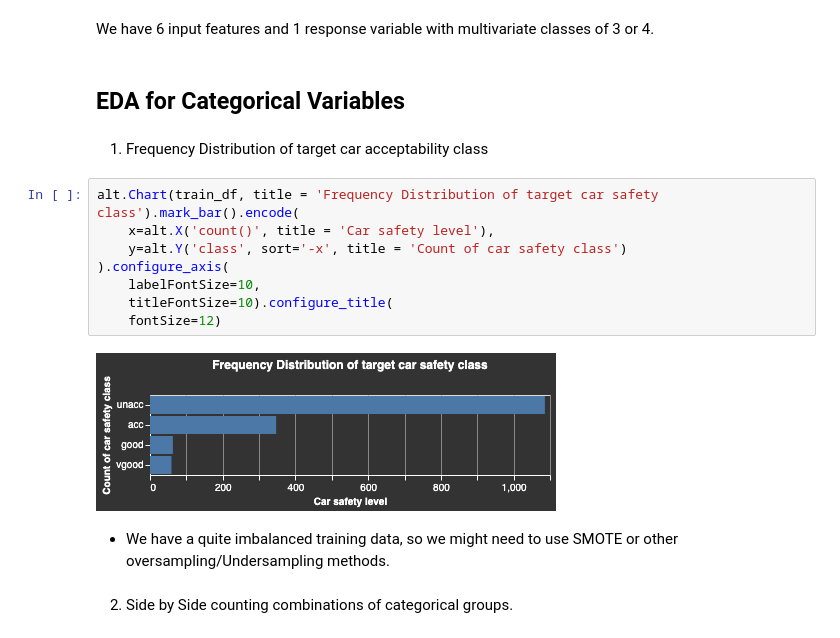
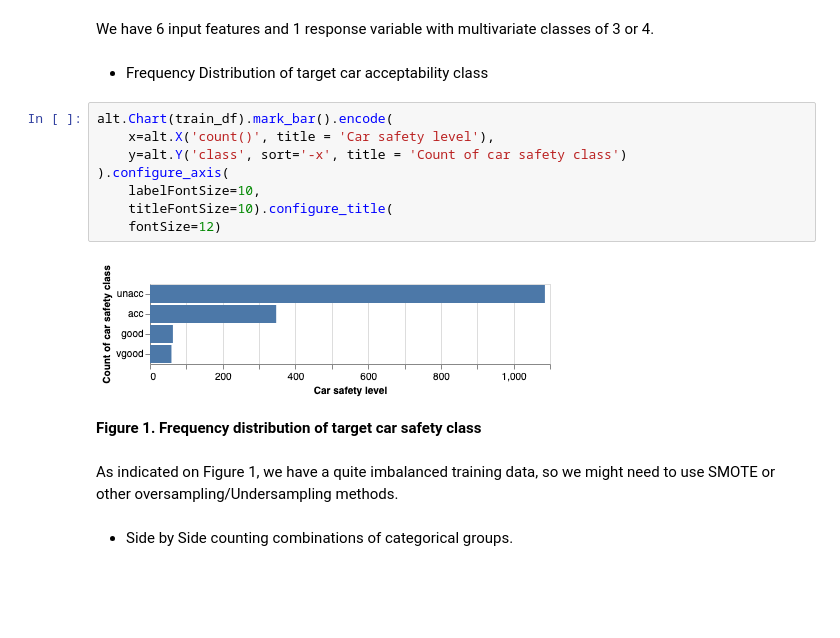
Before and after one commit to UBC-MDS/Car-Acceptability-Prediction, a Jupyter notebook: src/car_popularity_analysis.ipynb, the cells around one changed output. Saved outputs shown, nothing was run; the diff lists cells and outputs as text; blank space fills up the shorter version.

Commit message:
Added table 1 & figure captions

```diff
--- a/src/car_popularity_analysis.ipynb
+++ b/src/car_popularity_analysis.ipynb
@@ -83,24 +83,24 @@ train_df.describe()
 | freq | 399 | 394 | 393 | 528 | 528 | 527 | 1086 |
 # %% [markdown]
 We have 6 input features and 1 response variable with multivariate classes of 3 or 4.
-# %% [markdown]
-## EDA for Categorical Variables
 # %% [markdown]
-1. Frequency Distribution of target car acceptability class
+* Frequency Distribution of target car acceptability class
 # %%
-alt.Chart(train_df, title = 'Frequency Distribution of target car safety class').mark_bar().encode(
+alt.Chart(train_df).mark_bar().encode(
     x=alt.X('count()', title = 'Car safety level'),
     y=alt.Y('class', sort='-x', title = 'Count of car safety class')
 ).configure_axis(
     labelFontSize=10,
     titleFontSize=10).configure_title(
     fontSize=12)
 # %% [output]
-[figure, old version]
+[figure, new version]
+# %% [markdown]
+**Figure 1. Frequency distribution of target car safety class**
 # %% [markdown]
-* We have a quite imbalanced training data, so we might need to use SMOTE or other oversampling/Undersampling methods.
+As indicated on Figure 1, we have a quite imbalanced training data, so we might need to use SMOTE or other oversampling/Undersampling methods.
 # %% [markdown]
-2. Side by Side counting combinations of categorical groups.
+* Side by Side counting combinations of categorical groups.
 # %%
 train_df = train_df.applymap(str)
 alt.Chart(train_df).mark_square().encode(
```
Also changed, not shown: parts of 3 cells of this notebook.
